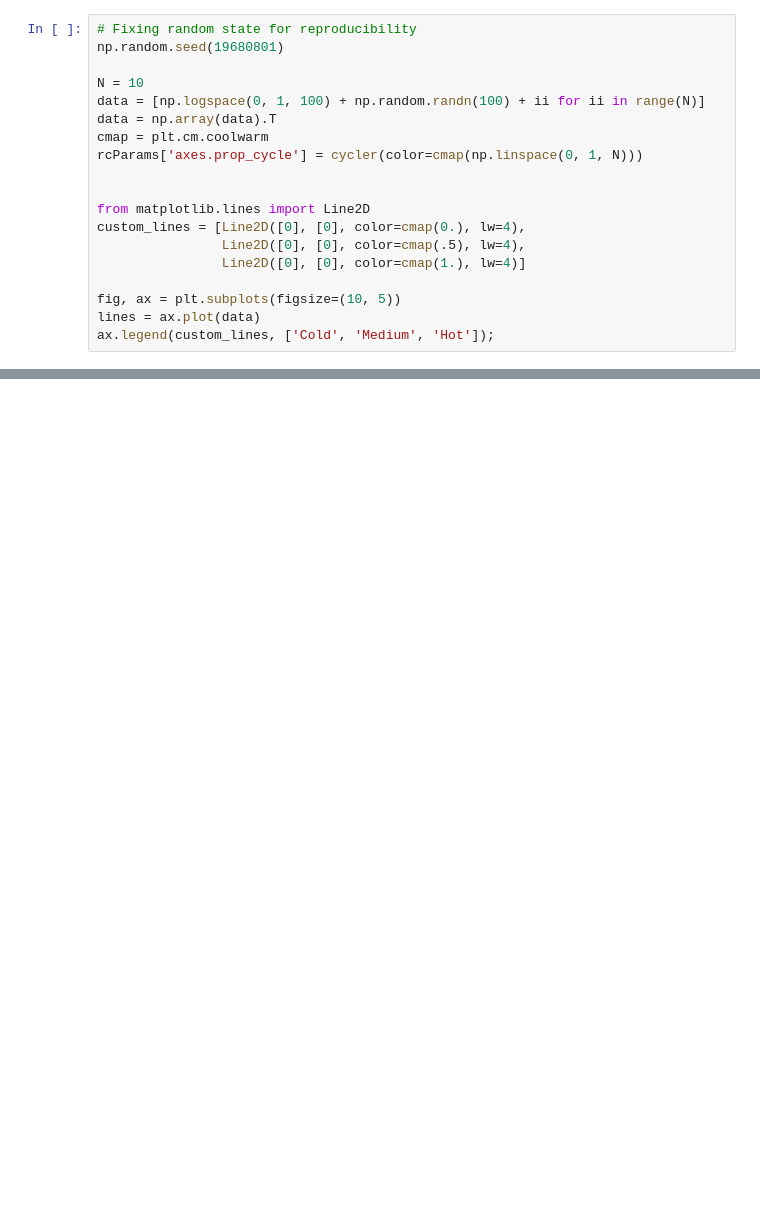
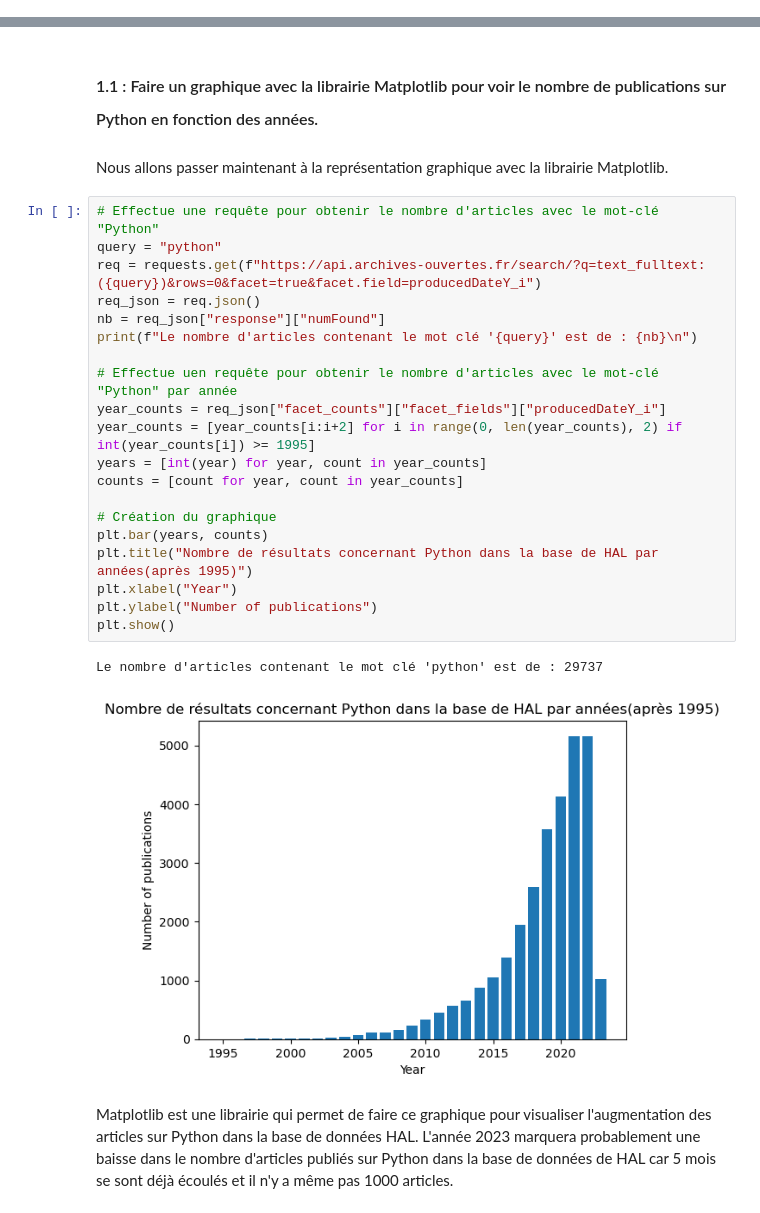
Before and after one commit to MaximePop/Jupyter-Notebook-in-social-science, a Jupyter notebook: notebooks.ipynb, the cells around one changed output, grey strips where cells are left out. Cells and saved outputs as stored; diff of their text form; blank space fills up the shorter version.

```diff
--- a/notebooks.ipynb
+++ b/notebooks.ipynb
@@ -45,19 +0,0 @@ plt.ion()
-# %%
-# Fixing random state for reproducibility
-np.random.seed(19680801)
-
-N = 10
-data = [np.logspace(0, 1, 100) + np.random.randn(100) + ii for ii in range(N)]
-data = np.array(data).T
-cmap = plt.cm.coolwarm
-rcParams['axes.prop_cycle'] = cycler(color=cmap(np.linspace(0, 1, N)))
-
-
-from matplotlib.lines import Line2D
-custom_lines = [Line2D([0], [0], color=cmap(0.), lw=4),
-                Line2D([0], [0], color=cmap(.5), lw=4),
-                Line2D([0], [0], color=cmap(1.), lw=4)]
-
-fig, ax = plt.subplots(figsize=(10, 5))
-lines = ax.plot(data)
-ax.legend(custom_lines, ['Cold', 'Medium', 'Hot']);
@@ -66,0 +129,30 @@ with your book. For more information about this, see [the Jupyter Book documenta
+# %% [markdown]
+## <span style="font-size: 12pt">1.1 : Faire un graphique avec la librairie Matplotlib pour voir le nombre de publications sur Python en fonction des années.</span>
+# %% [markdown]
+Nous allons passer maintenant à la représentation graphique avec la librairie Matplotlib.
+# %%
+# Effectue une requête pour obtenir le nombre d'articles avec le mot-clé "Python"
+query = "python"
+req = requests.get(f"https://api.archives-ouvertes.fr/search/?q=text_fulltext:({query})&rows=0&facet=true&facet.field=producedDateY_i")
+req_json = req.json()
+nb = req_json["response"]["numFound"]
+print(f"Le nombre d'articles contenant le mot clé '{query}' est de : {nb}\n")
+
+# Effectue uen requête pour obtenir le nombre d'articles avec le mot-clé "Python" par année
+year_counts = req_json["facet_counts"]["facet_fields"]["producedDateY_i"]
+year_counts = [year_counts[i:i+2] for i in range(0, len(year_counts), 2) if int(year_counts[i]) >= 1995]
+years = [int(year) for year, count in year_counts]
+counts = [count for year, count in year_counts]
+
+# Création du graphique
+plt.bar(years, counts)
+plt.title("Nombre de résultats concernant Python dans la base de HAL par années(après 1995)")
+plt.xlabel("Year")
+plt.ylabel("Number of publications")
+plt.show()
+# %% [output]
+Le nombre d'articles contenant le mot clé 'python' est de : 29737
+[figure, added]
+# %% [markdown]
+Matplotlib est une librairie qui permet de faire ce graphique pour visualiser l'augmentation des articles sur Python dans la base de données HAL.
+L'année 2023 marquera probablement une baisse dans le nombre d'articles publiés sur Python dans la base de données de HAL car 5 mois se sont déjà écoulés et il n'y a même pas 1000 articles.
```
Also changed, not shown: parts of 55 cells of this notebook.
